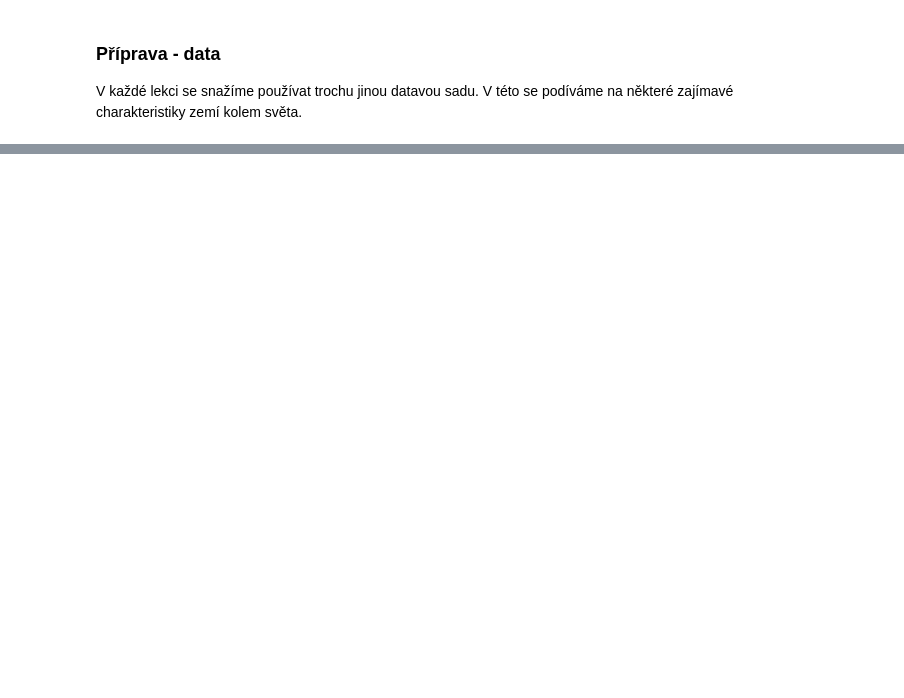
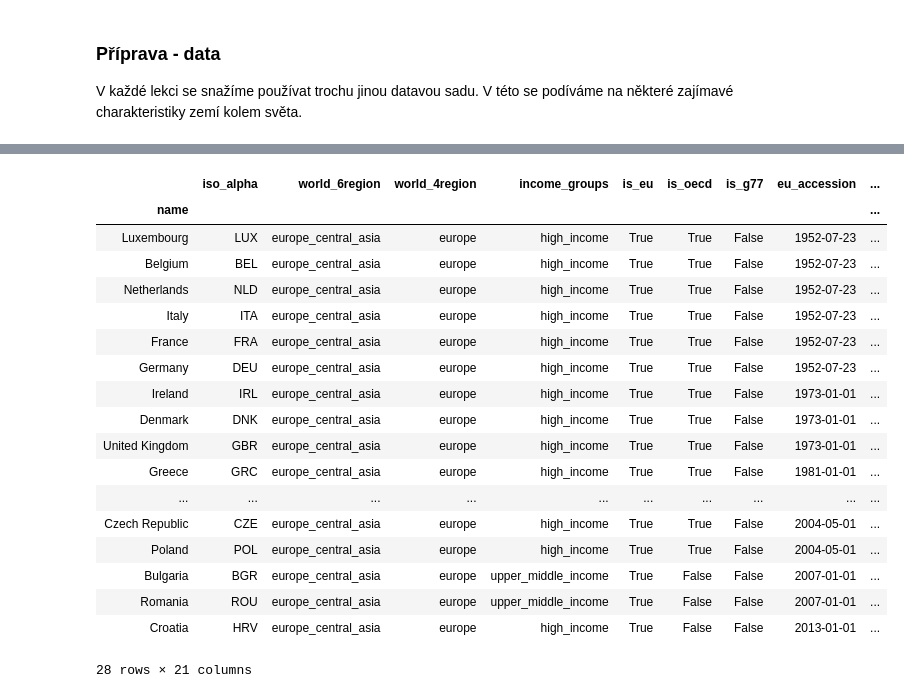
Before and after one commit to janpipek/naucse.python.cz, a Jupyter notebook: lessons/pydata/pandas_types/index.ipynb, the cells around one changed output, grey strips where cells are left out. Cells and saved outputs as stored; diff of their text form; code cells hidden in the pictures; blank space fills up the shorter version.

```diff
--- a/lessons/pydata/pandas_types/index.ipynb
+++ b/lessons/pydata/pandas_types/index.ipynb
@@ -35,0 +202,22 @@ countries.dtypes
+# %%
+countries[countries["is_eu"]].sort_values(["eu_accession", "population"])
+# %% [output]
+|  | iso_alpha | world_6region | world_4region | income_groups | is_eu | is_oecd | is_g77 | eu_accession | ... |
+| name |  |  |  |  |  |  |  |  | ... |
+| Luxembourg | LUX | europe_central_asia | europe | high_income | True | True | False | 1952-07-23 | ... |
+| Belgium | BEL | europe_central_asia | europe | high_income | True | True | False | 1952-07-23 | ... |
+| Netherlands | NLD | europe_central_asia | europe | high_income | True | True | False | 1952-07-23 | ... |
+| Italy | ITA | europe_central_asia | europe | high_income | True | True | False | 1952-07-23 | ... |
+| France | FRA | europe_central_asia | europe | high_income | True | True | False | 1952-07-23 | ... |
+| Germany | DEU | europe_central_asia | europe | high_income | True | True | False | 1952-07-23 | ... |
+| Ireland | IRL | europe_central_asia | europe | high_income | True | True | False | 1973-01-01 | ... |
+| Denmark | DNK | europe_central_asia | europe | high_income | True | True | False | 1973-01-01 | ... |
+| United Kingdom | GBR | europe_central_asia | europe | high_income | True | True | False | 1973-01-01 | ... |
+| Greece | GRC | europe_central_asia | europe | high_income | True | True | False | 1981-01-01 | ... |
+| ... | ... | ... | ... | ... | ... | ... | ... | ... | ... |
+| Czech Republic | CZE | europe_central_asia | europe | high_income | True | True | False | 2004-05-01 | ... |
+| Poland | POL | europe_central_asia | europe | high_income | True | True | False | 2004-05-01 | ... |
+| Bulgaria | BGR | europe_central_asia | europe | upper_middle_income | True | False | False | 2007-01-01 | ... |
+| Romania | ROU | europe_central_asia | europe | upper_middle_income | True | False | False | 2007-01-01 | ... |
+| Croatia | HRV | europe_central_asia | europe | high_income | True | False | False | 2013-01-01 | ... |
+28 rows × 21 columns
```
Also changed, not shown: parts of 31 cells of this notebook.
